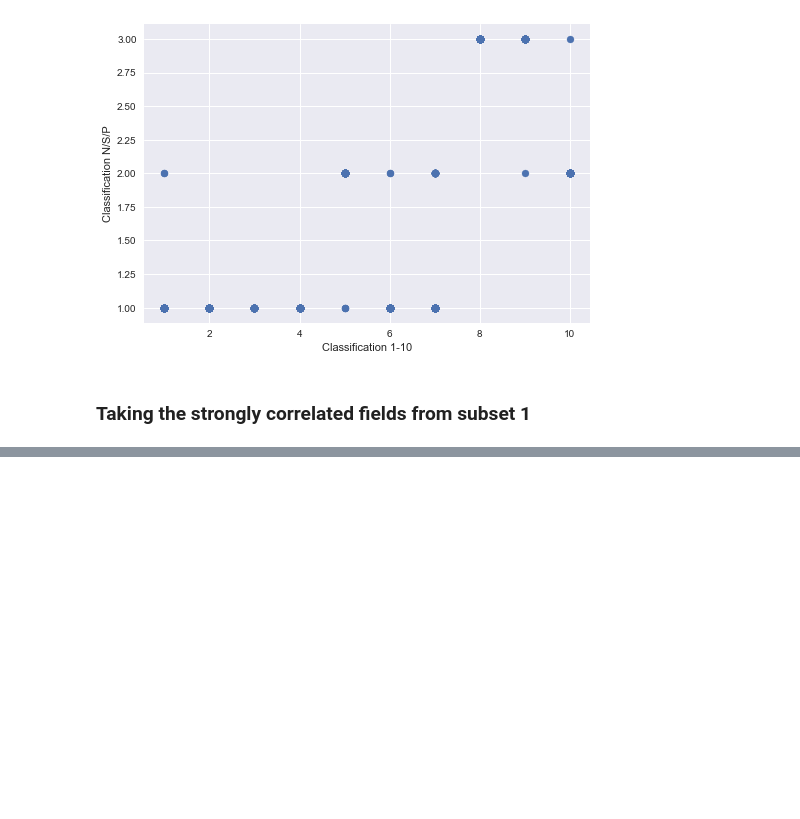
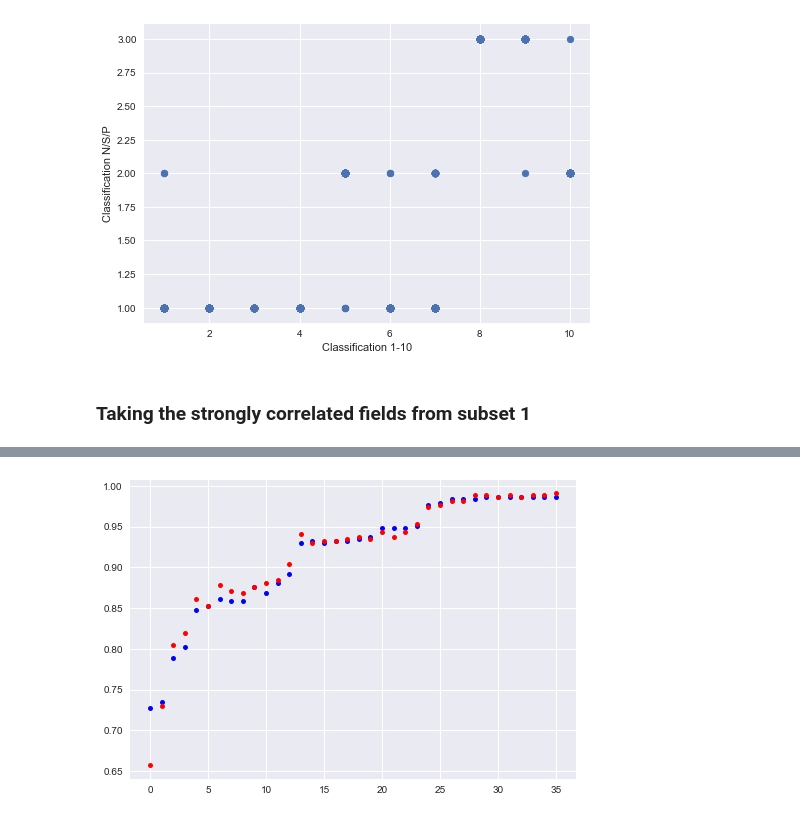
Before and after one commit to nashneo/Capstone, a Jupyter notebook: Capstone.ipynb, the cells around one changed output, grey strips where cells are left out. Saved outputs shown, nothing was run; the diff lists cells and outputs as text; code cells hidden in the pictures; blank space fills up the shorter version.

```diff
--- a/Capstone.ipynb
+++ b/Capstone.ipynb
@@ -177,0 +172,4 @@ TestData1['prolongued decelerations'].hist()
+# %%
+X = data.drop(['Normal=1; Suspect=2; Pathologic=3','of the examination','of CTG examination'],1)
+y = pd.factorize(data['Normal=1; Suspect=2; Pathologic=3'].values)[0].reshape(-1, 1)
+y
@@ -177,0 +184,28 @@ TestData1['prolongued decelerations'].hist()
+# %%
+def findPCAscoreKNN(n_components):
+    pca = PCA(n_components=n_components,whiten='True')
+    X_transformed = pca.fit(X).transform(X)
+    X_train, X_test, y_train, y_test = train_test_split(X_transformed, y, test_size=0.2, random_state=21)
+    knn = KNeighborsClassifier()
+    knn.fit(X_train,y_train)
+    return knn.score(X_test,y_test)
+
+def findPCAscoreRandomForest(n_components):
+    pca = PCA(n_components=n_components,whiten='True')
+    X_transformed = pca.fit(X).transform(X)
+    X_train, X_test, y_train, y_test = train_test_split(X_transformed, y, test_size=0.2, random_state=21)
+    rfr = RandomForestClassifier(n_estimators = 100, n_jobs = 1,
+                                         random_state = 2016, verbose = 1,
+                                         class_weight='balanced',oob_score=True)
+    rfr.fit(X_train,y_train.ravel())
+    return rfr.score(X_test,y_test)
+# %%
+for number in range(len(X.columns)):
+    #print ("For number of dimentions "+ str(number+1) +" Score = "+ str(findPCAscoreKNN(number+1)))
+    #plt.plot(number, findPCAscoreKNN(number+1),'ro')
+    plt.figure(1)
+    plt.plot(number, findPCAscoreKNN(number+1),color='green', linestyle='dashed', marker='o',
+    markerfacecolor='blue', markersize=5)
+    plt.plot(number, findPCAscoreRandomForest(number+1),'ro',markersize=5)
+plt.show()
+# %% [output]
@@ -177,0 +229 @@ TestData1['prolongued decelerations'].hist()
+[figure, added]
```
Also changed, not shown: parts of 10 cells of this notebook.
